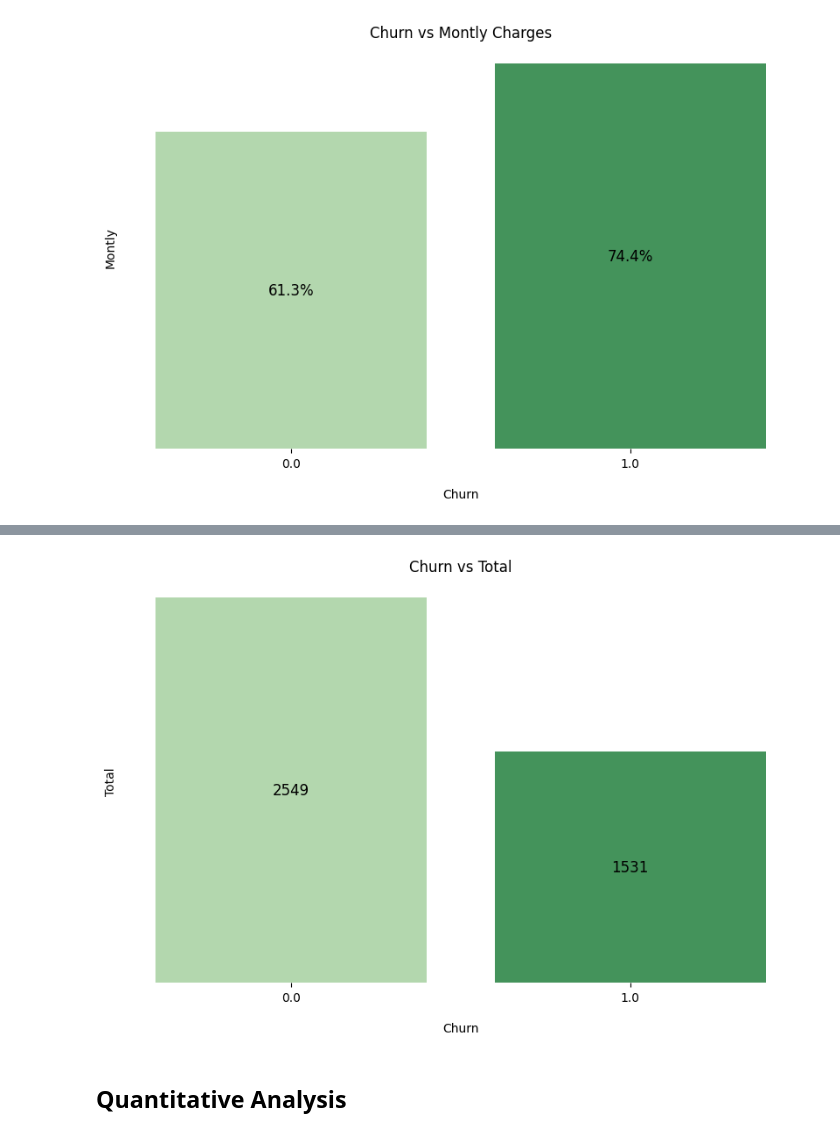
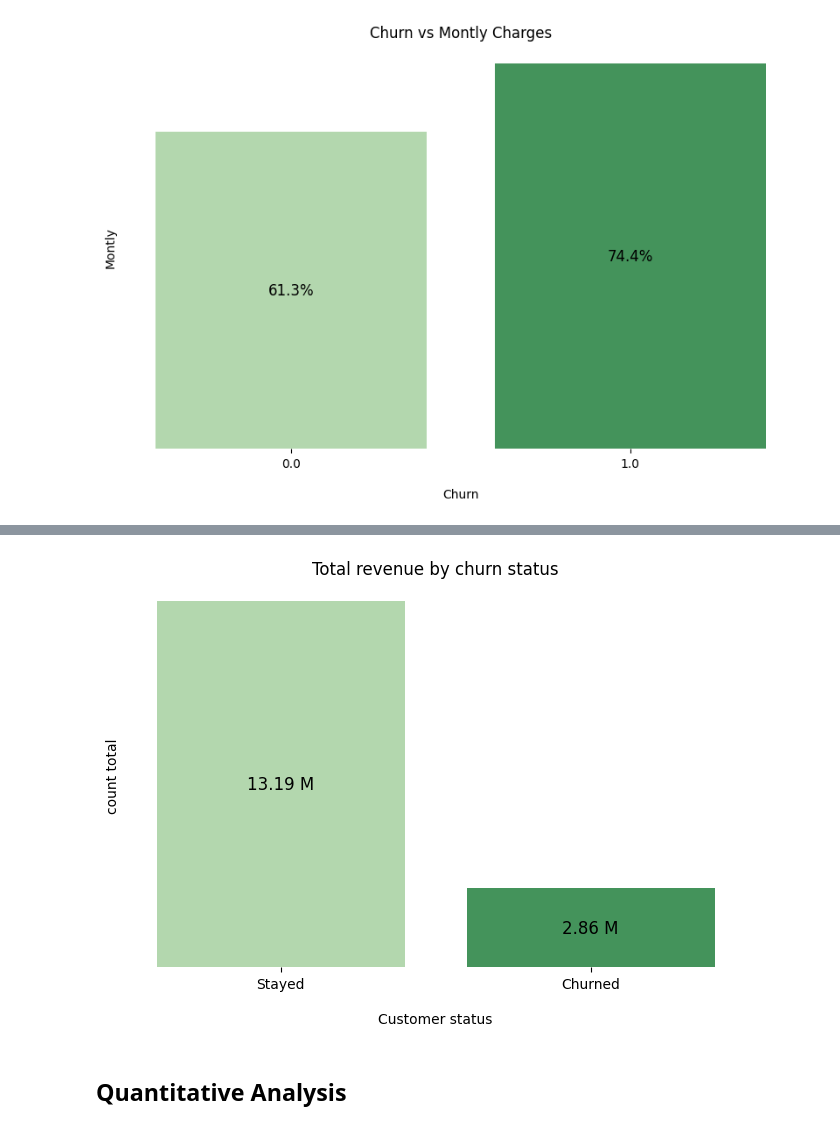
Before and after one commit to jeisteve999/TelcomX-Churn-Analysis, a Jupyter notebook: notebooks/telcomx_churn_analysis.ipynb, the cells around one changed output, grey strips where cells are left out. Saved outputs shown, nothing was run; the diff lists cells and outputs as text; code cells hidden in the pictures.

```diff
--- a/notebooks/telcomx_churn_analysis.ipynb
+++ b/notebooks/telcomx_churn_analysis.ipynb
@@ -106,2 +102,0 @@ telcom_data
-# %%
-telcom_data = telcom_data.drop(columns=["Total", "Monthly"])
@@ -770,0 +741,10 @@ dtype: float64
+# %%
+telcom_data['churn'] = telcom_data['churn'].astype(int)
+# %%
+telcom_data['total'] = pd.to_numeric(telcom_data['total'], errors='coerce')
+# %%
+df_total = (
+    telcom_data
+    .groupby('churn', as_index=False)['total']
+    .sum()
+)
@@ -771,40 +759,46 @@ dtype: float64
 # %%
-# Total  Vs churn
+import matplotlib.pyplot as plt
+import seaborn as sns
 
-import seaborn
-import matplotlib.pyplot as plt
+plt.figure(figsize=(8,5))
 
+total_graph = sns.barplot(
+    data=df_total,
+    x='churn',
+    y='total',
+    palette='Greens',
+    hue = 'churn',
+    legend = False
+)
 
-plt.figure(figsize=(10, 6))
+total_graph.set_xticks([0,1])
+total_graph.set_xticklabels(['Stayed', 'Churned'])
 
-total_churn = sns.barplot(data = telcom_data, x='churn', y='total', palette = 'Greens', errorbar= None, hue = 'churn', legend = False)
+plt.title('Total revenue by churn status')
+plt.xlabel('Customer status', labelpad= 15)
+plt.ylabel('count total')
 
-plt.title('Churn vs Total')
-plt.xlabel('Churn', labelpad= 15)
-plt.ylabel('Total')
+for p in total_graph.patches:
+    value = p.get_height()
+    total_graph.text(
+        p.get_x() + p.get_width()/2,
+        value / 2,
+        f'{value/1_000_000:.2f} M',
+        ha='center',
+        va='center',
+        fontsize=12,
+        color='black'
+    )
 
-
-for p in total_churn.patches:
-  total_churn.text(p.get_x() + p.get_width()/2,
-                      p.get_height() /2,
-                      f'{int(p.get_height())}',
-                      ha = 'center',
-                      va = 'center',
-                      fontsize = 12,
-                      color = 'black')
-
-
-
-
-total_churn.set_yticks([])
-total_churn.spines['top'].set_visible(False)
-total_churn.spines['right'].set_visible(False)
-total_churn.spines['left'].set_visible(False)
-total_churn.spines['bottom'].set_visible(False)
+total_graph.set_yticks([])
+total_graph.spines['top'].set_visible(False)
+total_graph.spines['right'].set_visible(False)
+total_graph.spines['left'].set_visible(False)
+total_graph.spines['bottom'].set_visible(False)
 
 plt.show()
 # %% [output]
-[figure, old version]
+[figure, new version]
 # %% [markdown]
 ## Quantitative Analysis
 # %% [markdown]
```
Also changed, not shown: parts of 20 cells of this notebook.
